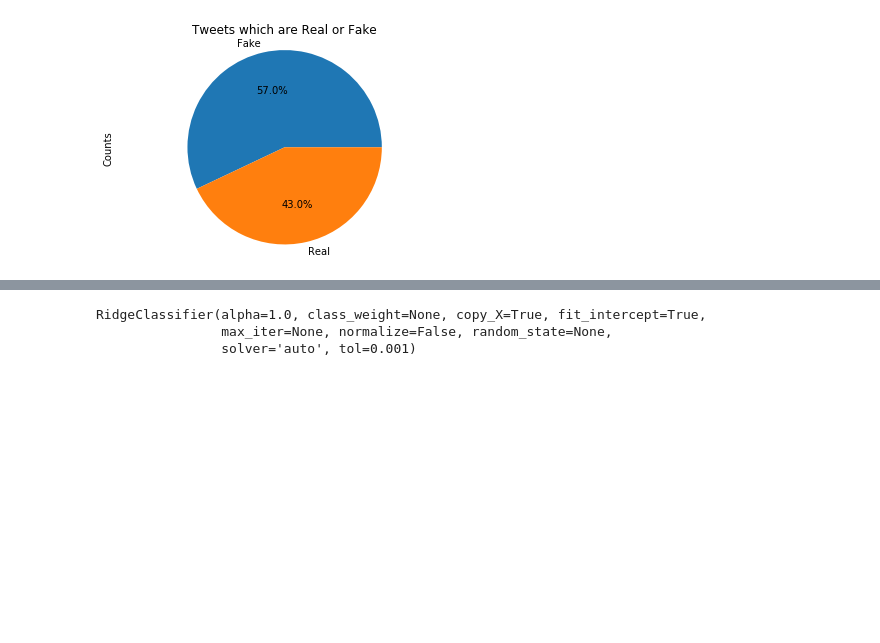
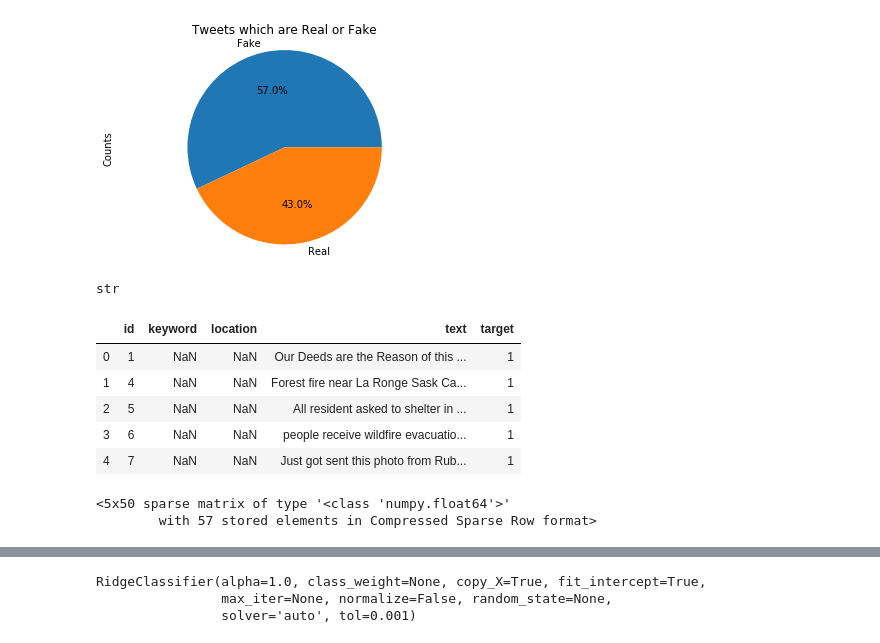
Before and after one commit to ayusharora99/Real_or_Not, a Jupyter notebook: Real_or_Not_Ridge_Classifier.ipynb, the cells around one changed output, grey strips where cells are left out. Cells and saved outputs as stored; diff of their text form; code cells hidden in the pictures; blank space fills up the shorter version.

```diff
--- a/Real_or_Not_Ridge_Classifier.ipynb
+++ b/Real_or_Not_Ridge_Classifier.ipynb
@@ -99,3 +162,16 @@ plt.show()
+# %%
+type(new_text)
+# %% [output]
+str
+# %%
+train.head()
+# %% [output]
+|  | id | keyword | location | text | target |
+| 0 | 1 | NaN | NaN | Our Deeds are the Reason of this ... | 1 |
+| 1 | 4 | NaN | NaN | Forest fire near La Ronge Sask Ca... | 1 |
+| 2 | 5 | NaN | NaN | All resident asked to shelter in ... | 1 |
+| 3 | 6 | NaN | NaN | people receive wildfire evacuatio... | 1 |
+| 4 | 7 | NaN | NaN | Just got sent this photo from Rub... | 1 |
 # %%
 # Count words in each tweet
 #count_vectorizer = feature_extraction.text.CountVectorizer()
@@ -103,6 +179,11 @@ tf_idf_vectorizer = TfidfVectorizer(use_idf=True)
 # %%
 #example_train_vector = count_vectorizer.fit_transform(train['text'][0:5])
 example_train_vectors = tf_idf_vectorizer.fit_transform(train['text'][0:5])
+# %%
+example_train_vectors
+# %% [output]
+<5x50 sparse matrix of type '<class 'numpy.float64'>'
+        with 57 stored elements in Compressed Sparse Row format>
 # %%
 train.head()
 # %% [output]
```
Also changed, not shown: parts of 12 cells of this notebook, 1 other file.
